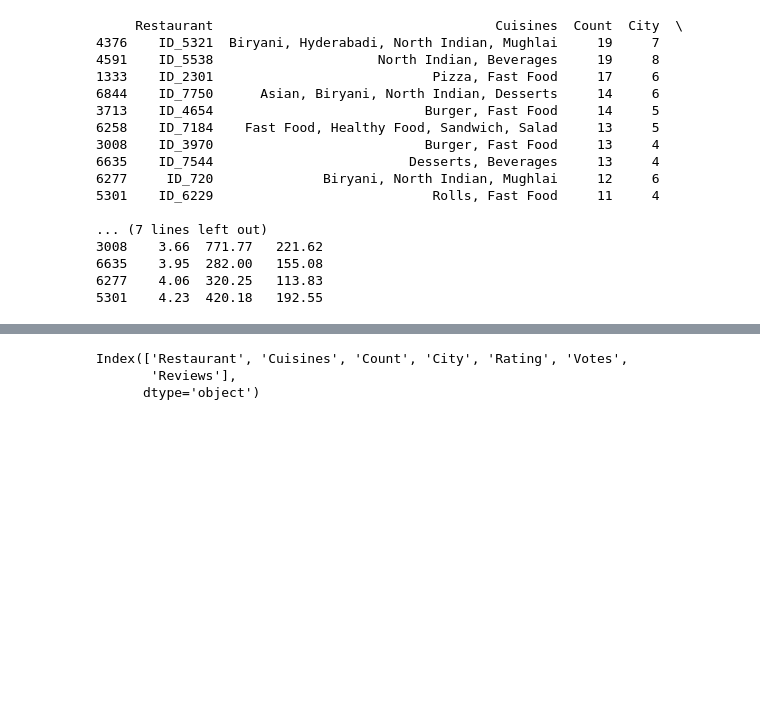
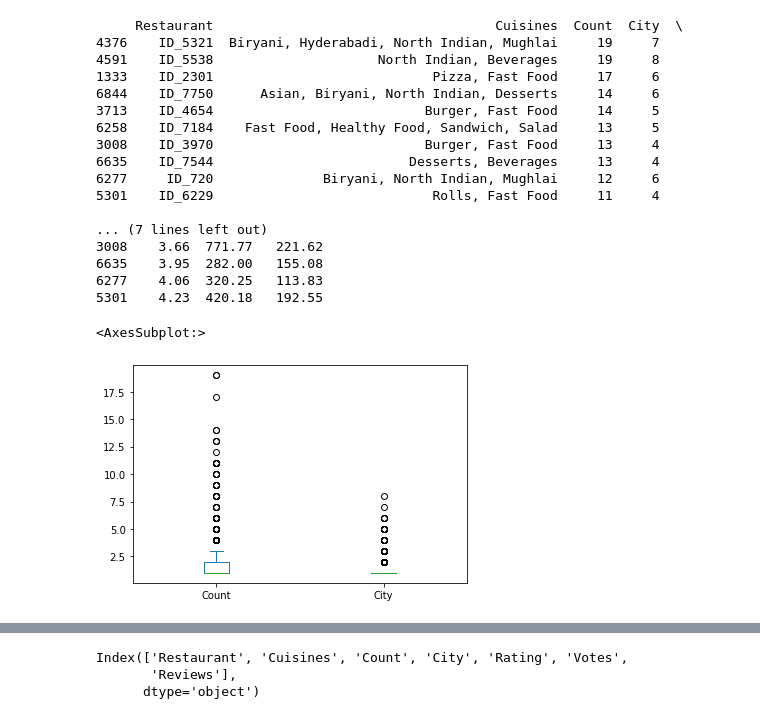
Before and after one commit to sreedevigattu/vizfood, a Jupyter notebook: food.ipynb, the cells around one changed output, grey strips where cells are left out. Drawn from its saved outputs; the diff is of its cells as text; code cells hidden in the pictures; blank space fills up the shorter version.

```diff
--- a/food.ipynb
+++ b/food.ipynb
@@ -292,3 +311,8 @@ print(food_restaurant_1.sort_values(by='Count', ascending=False)[:10])
 6635    3.95  282.00   155.08
 6277    4.06  320.25   113.83
 5301    4.23  420.18   192.55
+# %%
+food_restaurant_1[['Count', 'City']].plot.box()
+# %% [output]
+<AxesSubplot:>
+[figure, added]
```
Also changed, not shown: parts of 34 cells of this notebook.
